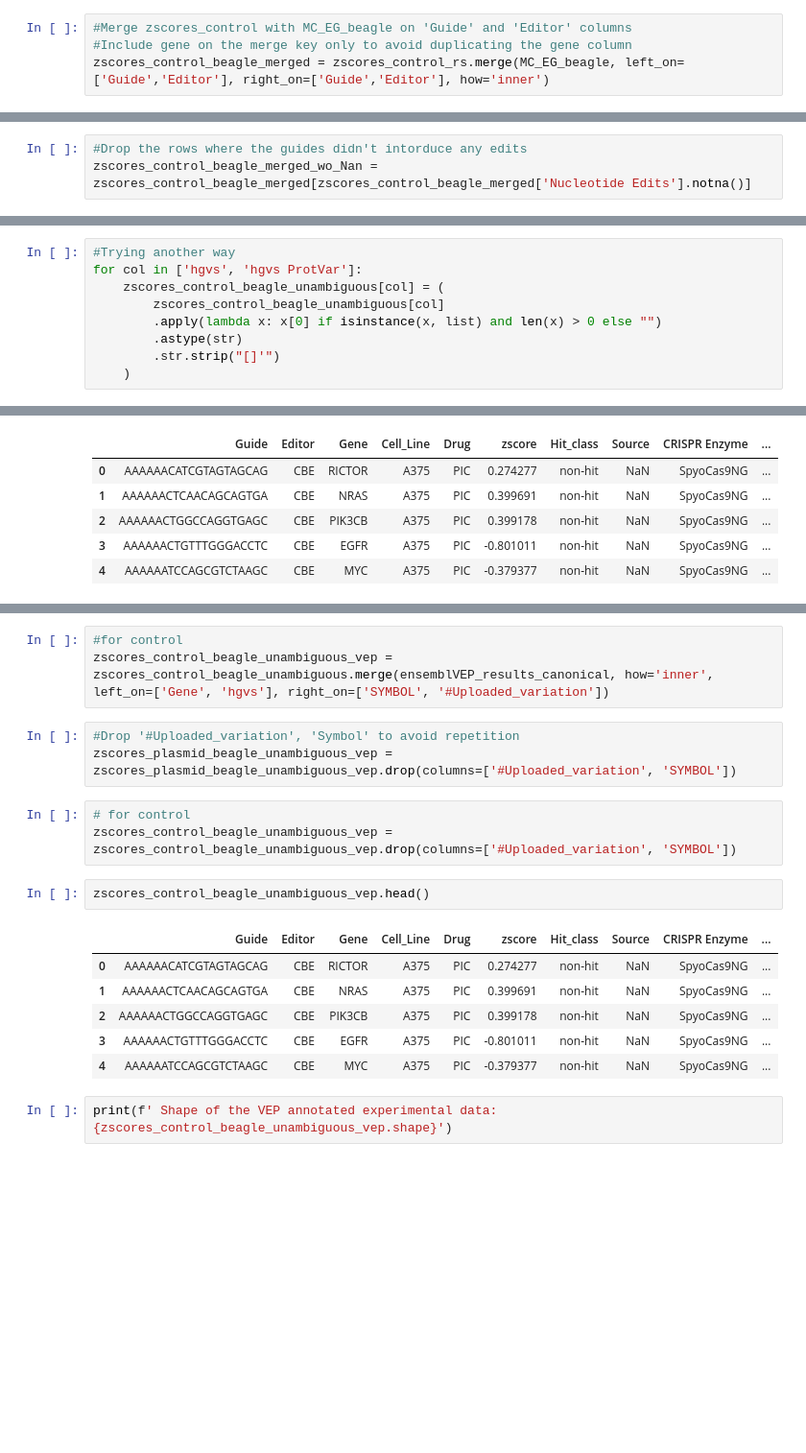
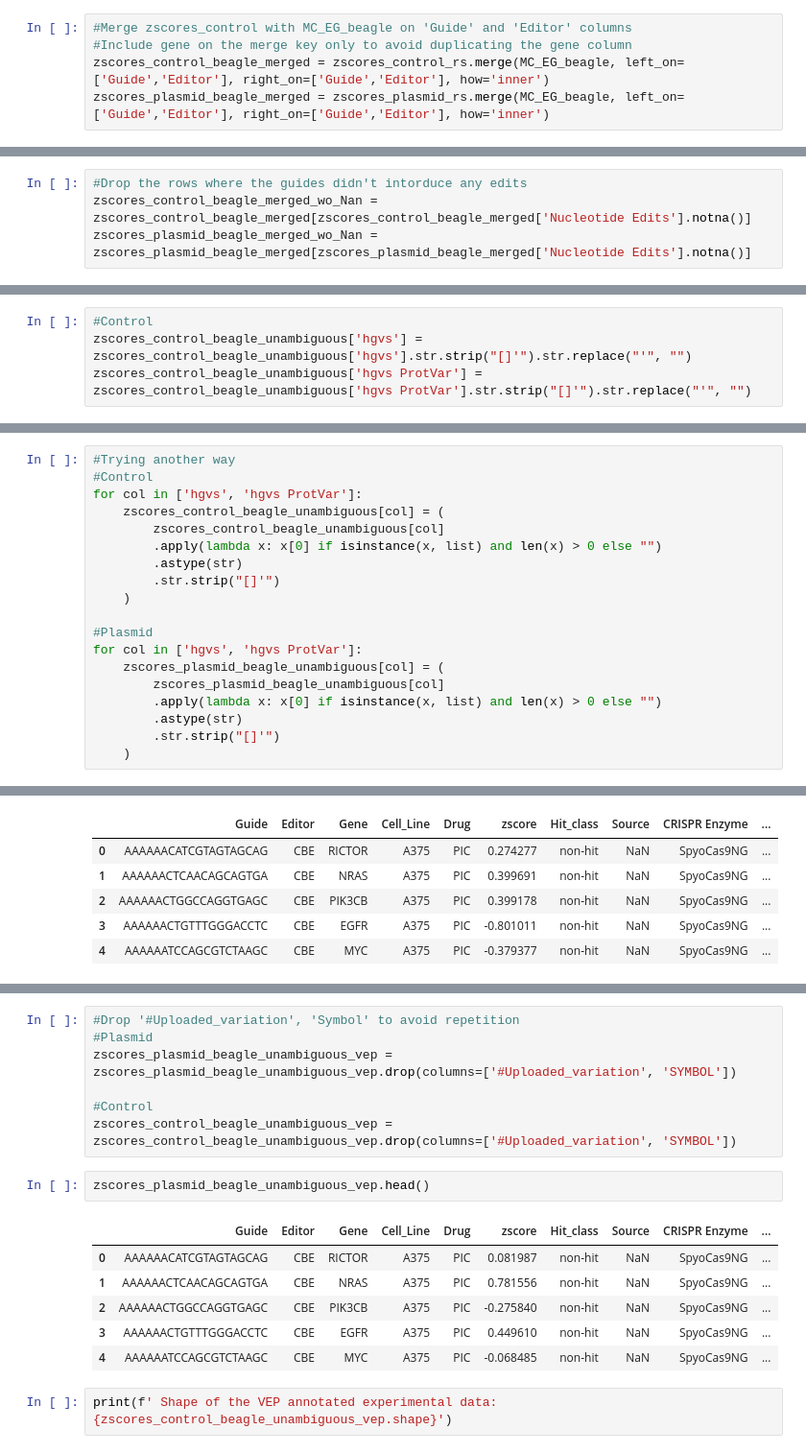
Before and after one commit to QuantitativeBiology/BECancerResistome, a Jupyter notebook: BECancerResistome/VEP/vep_annotation.ipynb, the cells around one changed output, grey strips where cells are left out. Shown at 96% size. Drawn from its saved outputs; the diff is of its cells as text; blank space fills up the shorter version.

```diff
--- a/BECancerResistome/VEP/vep_annotation.ipynb
+++ b/BECancerResistome/VEP/vep_annotation.ipynb
@@ -707,4 +825,5 @@ MC_EG_beagle = MC_EG_beagle.drop(columns=['Target Gene Symbol'])
 #Merge zscores_control with MC_EG_beagle on 'Guide' and 'Editor' columns
 #Include gene on the merge key only to avoid duplicating the gene column
 zscores_control_beagle_merged = zscores_control_rs.merge(MC_EG_beagle, left_on=['Guide','Editor'], right_on=['Guide','Editor'], how='inner')
+zscores_plasmid_beagle_merged = zscores_plasmid_rs.merge(MC_EG_beagle, left_on=['Guide','Editor'], right_on=['Guide','Editor'], how='inner')
 # %%
@@ -1113,6 +1222,7 @@ zscores_plasmid_beagle_merged.head()
 # %%
 #Drop the rows where the guides didn't intorduce any edits
 zscores_control_beagle_merged_wo_Nan = zscores_control_beagle_merged[zscores_control_beagle_merged['Nucleotide Edits'].notna()]
+zscores_plasmid_beagle_merged_wo_Nan = zscores_plasmid_beagle_merged[zscores_plasmid_beagle_merged['Nucleotide Edits'].notna()]
 # %%
 print(f'Number of datapoints after removing guides without edits: {len(zscores_control_beagle_merged_wo_Nan)}')
 print(f'Previous number of datapoints: {len(zscores_control_beagle_merged)}')
@@ -1365,3 +1489,7 @@ zscores_plasmid_beagle_unambiguous['hgvs ProtVar'] = zscores_plasmid_beagle_unam
+# %%
+#Control
+zscores_control_beagle_unambiguous['hgvs'] = zscores_control_beagle_unambiguous['hgvs'].str.strip("[]'").str.replace("'", "")
+zscores_control_beagle_unambiguous['hgvs ProtVar'] = zscores_control_beagle_unambiguous['hgvs ProtVar'].str.strip("[]'").str.replace("'", "")
 # %%
 # For control
 print("CONTROL - hgvs types:")
@@ -1385,6 +1513,7 @@ zscores_control_beagle_unambiguous['hgvs'] = zscores_control_beagle_unambiguous[
 zscores_control_beagle_unambiguous['hgvs ProtVar'] = zscores_control_beagle_unambiguous['hgvs ProtVar'].str.strip("[]'").str.replace("'", "")
 # %%
 #Trying another way
+#Control
 for col in ['hgvs', 'hgvs ProtVar']:
     zscores_control_beagle_unambiguous[col] = (
         zscores_control_beagle_unambiguous[col]
@@ -1392,6 +1521,15 @@ for col in ['hgvs', 'hgvs ProtVar']:
         .astype(str)
         .str.strip("[]'")
     )
+
+#Plasmid
+for col in ['hgvs', 'hgvs ProtVar']:
+    zscores_plasmid_beagle_unambiguous[col] = (
+        zscores_plasmid_beagle_unambiguous[col]
+        .apply(lambda x: x[0] if isinstance(x, list) and len(x) > 0 else "")
+        .astype(str)
+        .str.strip("[]'")
+    )
 # %%
 #Drop 'Gene' column from VEP dataset because there is already a 'Gene' column in the experimental dataset
 ensemblVEP_results_canonical = ensemblVEP_results_canonical.drop(columns=['Gene'])
@@ -1409,21 +1551,19 @@ zscores_plasmid_beagle_unambiguous_vep = zscores_plasmid_beagle_unambiguous.merg
-# %%
-#for control
-zscores_control_beagle_unambiguous_vep = zscores_control_beagle_unambiguous.merge(ensemblVEP_results_canonical, how='inner', left_on=['Gene', 'hgvs'], right_on=['SYMBOL', '#Uploaded_variation'])
 # %%
 #Drop '#Uploaded_variation', 'Symbol' to avoid repetition
+#Plasmid
 zscores_plasmid_beagle_unambiguous_vep = zscores_plasmid_beagle_unambiguous_vep.drop(columns=['#Uploaded_variation', 'SYMBOL'])
+
+#Control
+zscores_control_beagle_unambiguous_vep = zscores_control_beagle_unambiguous_vep.drop(columns=['#Uploaded_variation', 'SYMBOL'])
-# %%
-# for control
-zscores_control_beagle_unambiguous_vep = zscores_control_beagle_unambiguous_vep.drop(columns=['#Uploaded_variation', 'SYMBOL'])
 # %%
-zscores_control_beagle_unambiguous_vep.head()
+zscores_plasmid_beagle_unambiguous_vep.head()
 # %% [output]
 |  | Guide | Editor | Gene | Cell_Line | Drug | zscore | Hit_class | Source | CRISPR Enzyme | ... |
-| 0 | AAAAAACATCGTAGTAGCAG | CBE | RICTOR | A375 | PIC | 0.274277 | non-hit | NaN | SpyoCas9NG | ... |
-| 1 | AAAAAACTCAACAGCAGTGA | CBE | NRAS | A375 | PIC | 0.399691 | non-hit | NaN | SpyoCas9NG | ... |
-| 2 | AAAAAACTGGCCAGGTGAGC | CBE | PIK3CB | A375 | PIC | 0.399178 | non-hit | NaN | SpyoCas9NG | ... |
-| 3 | AAAAAACTGTTTGGGACCTC | CBE | EGFR | A375 | PIC | -0.801011 | non-hit | NaN | SpyoCas9NG | ... |
-| 4 | AAAAAATCCAGCGTCTAAGC | CBE | MYC | A375 | PIC | -0.379377 | non-hit | NaN | SpyoCas9NG | ... |
+| 0 | AAAAAACATCGTAGTAGCAG | CBE | RICTOR | A375 | PIC | 0.081987 | non-hit | NaN | SpyoCas9NG | ... |
+| 1 | AAAAAACTCAACAGCAGTGA | CBE | NRAS | A375 | PIC | 0.781556 | non-hit | NaN | SpyoCas9NG | ... |
+| 2 | AAAAAACTGGCCAGGTGAGC | CBE | PIK3CB | A375 | PIC | -0.275840 | non-hit | NaN | SpyoCas9NG | ... |
+| 3 | AAAAAACTGTTTGGGACCTC | CBE | EGFR | A375 | PIC | 0.449610 | non-hit | NaN | SpyoCas9NG | ... |
+| 4 | AAAAAATCCAGCGTCTAAGC | CBE | MYC | A375 | PIC | -0.068485 | non-hit | NaN | SpyoCas9NG | ... |
 # %%
 print(f' Shape of the VEP annotated experimental data: {zscores_control_beagle_unambiguous_vep.shape}')
 # %% [output]
```
Also changed, not shown: parts of 86 cells of this notebook, 2 other files.
